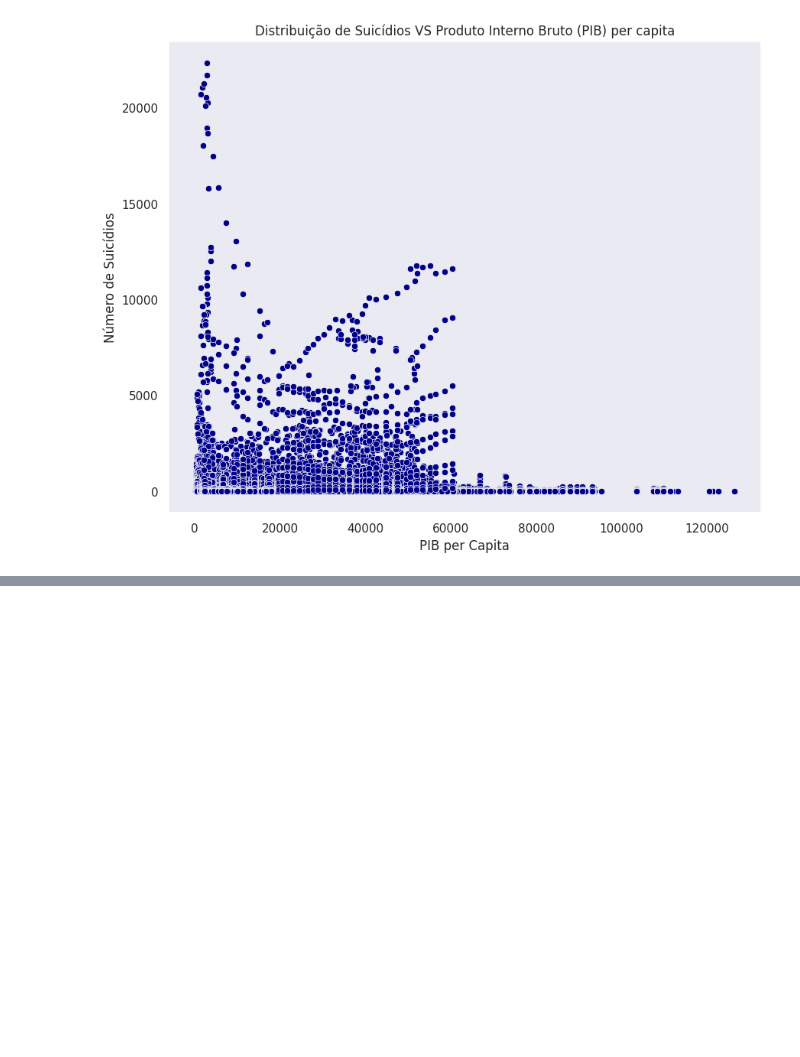
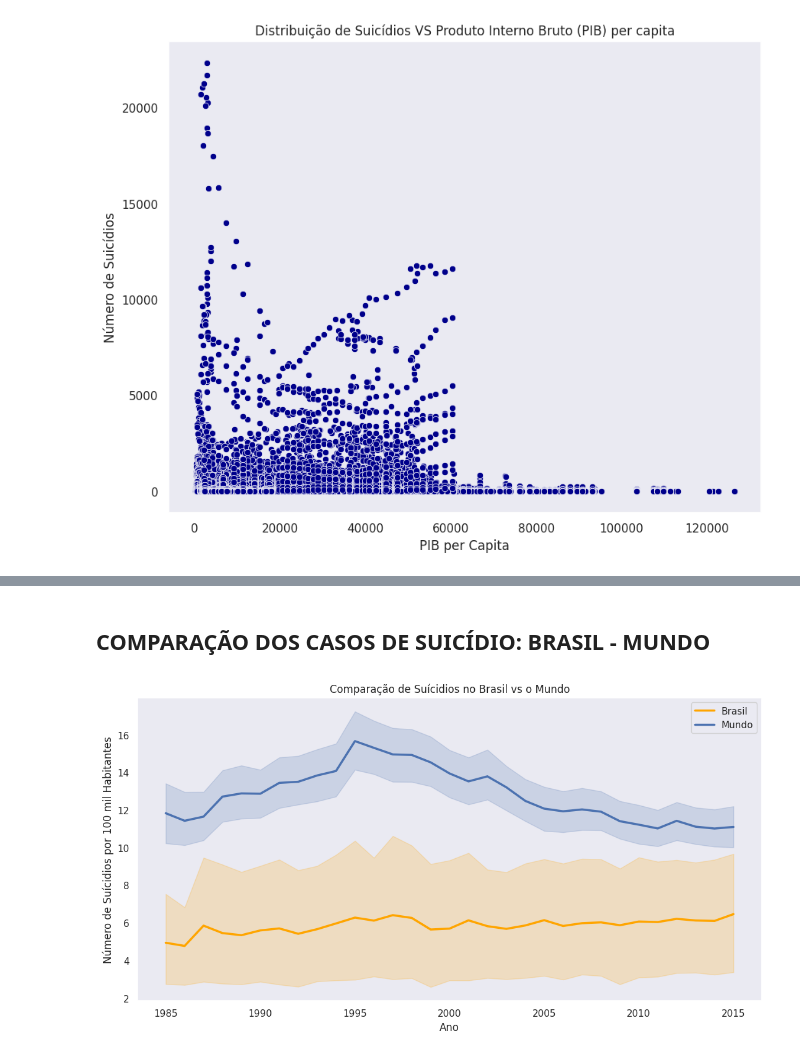
Before and after one commit to Luis-Hauck/Analise_Exploratoria_Suicidios_no_Brasil, a Jupyter notebook: Analise_Exploratoria_de_Dados.ipynb, the cells around one changed output, grey strips where cells are left out. Drawn from its saved outputs; the diff is of its cells as text; code cells hidden in the pictures; blank space fills up the shorter version.

```diff
--- a/Analise_Exploratoria_de_Dados.ipynb
+++ b/Analise_Exploratoria_de_Dados.ipynb
@@ -196,0 +199,2 @@ plt.show()
+# %%
+suic_brasil = df2[df2['country'] == 'Brazil']
@@ -196,0 +235,13 @@ plt.show()
+# %% [markdown]
+## COMPARAÇÃO DOS CASOS DE SUICÍDIO: BRASIL - MUNDO
+# %%
+#Plotando o gráfico
+fig, ax = plt.subplots(figsize=(11,6))
+ax = sns.lineplot(x=suic_brasil['year'], y=suic_brasil['suicides/100k pop'], color='orange', label='Brasil', linewidth=2.5)
+ax = sns.lineplot(x=df2['year'], y=df2['suicides/100k pop'], color='b', label='Mundo',linewidth=2.5)
+plt.title('Comparação de Suícidios no Brasil vs o Mundo')
+plt.xlabel('Ano')
+plt.ylabel('Número de Suícidios por 100 mil Habitantes')
+plt.tight_layout()
+# %% [output]
+[figure, added]
```
Also changed, not shown: parts of 7 cells of this notebook.
